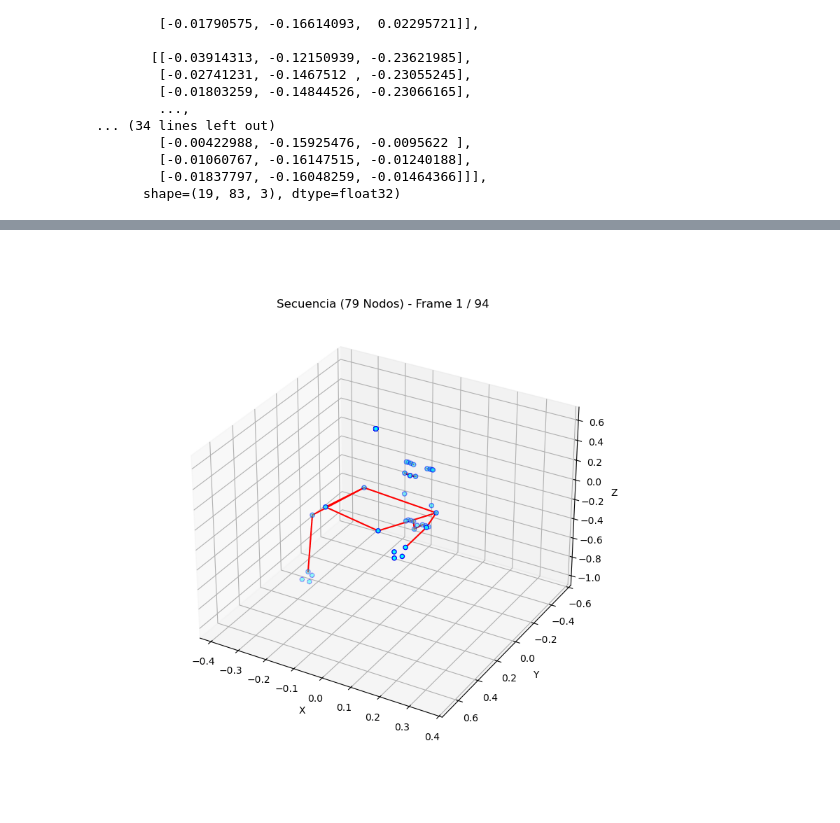
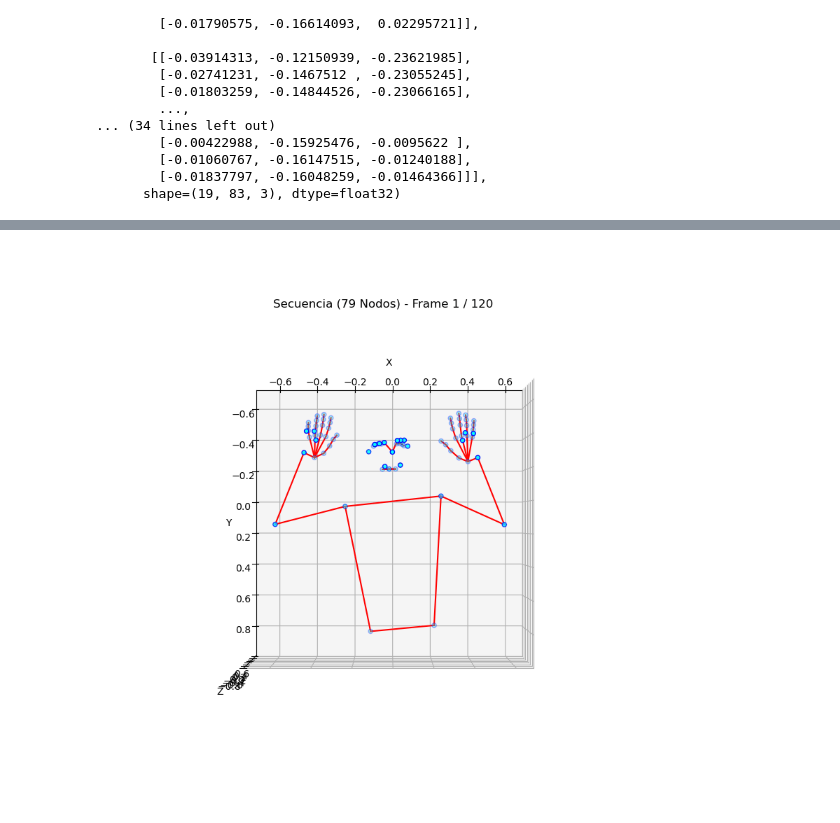
Before and after one commit to Marcos0526/LSM, a Jupyter notebook: Codigos/making_dataset.ipynb, the cells around one changed output, grey strips where cells are left out. Drawn from its saved outputs; the diff is of its cells as text; code cells hidden in the pictures.

Commit message:
Ahora Recolector_datos_full graba completamente a 120 frames, además ahora podemos visualizar en makin_dataset perfectamente los datos

```diff
--- a/Codigos/making_dataset.ipynb
+++ b/Codigos/making_dataset.ipynb
@@ -52,90 +52,92 @@ import matplotlib.pyplot as plt
 from matplotlib.animation import FuncAnimation
 from IPython.display import Image, display
 
-# 1. Cargar tus datos (Asegúrate de apuntar a un .npy generado con tu nuevo script)
-# Nota: La primera vez que lo corras, la dimensión debe imprimir (120, 79, 3)
-data = np.load('/home/dracdarktime/Documents/Maestria/Semestre_II/Aprendizaje_Maquina/Manos/LSM/Dataset/sequences/jaja_20260525_143031_473.npy')
+# 1. Cargar tus datos
+data = np.load('../Dataset/sequences/aplausos_20260525_160032_061.npy')
 print(f"Dimensiones del dataset: {data.shape}")
 
-# --- DEFINIR LAS CONEXIONES DEL ESQUELETO (Adaptado para 79 nodos) ---
+# --- DEFINIR LAS CONEXIONES DEL ESQUELETO ---
 CONEXIONES = [
     # --- Pose (0 a 24) ---
-    # Torso (hasta la cadera)
     (11, 12), (11, 23), (12, 24), (23, 24),
-    # Brazos
     (11, 13), (13, 15), (12, 14), (14, 16),
-    # Rostro básico (Ojos, Nariz)
     (0, 1), (1, 2), (2, 3), (0, 4), (4, 5), (5, 6),
 ]
 
-# --- Mano Izquierda (25 a 45) ---
+# [NUEVO] Conectar las muñecas (Pose) a la base de las manos (0_izq y 0_der)
+# El nodo 15 es la muñeca izquierda (Pose), el nodo 25 es la base de la mano izquierda.
+# El nodo 16 es la muñeca derecha (Pose), el nodo 46 es la base de la mano derecha.
+CONEXIONES += [
+    (15, 25),
+    (16, 46)
+]
+
 o_izq = 25
 CONEXIONES += [
-    (o_izq, o_izq+1), (o_izq+1, o_izq+2), (o_izq+2, o_izq+3), (o_izq+3, o_izq+4),       # Pulgar
-    (o_izq, o_izq+5), (o_izq+5, o_izq+6), (o_izq+6, o_izq+7), (o_izq+7, o_izq+8),       # Índice
-    (o_izq, o_izq+9), (o_izq+9, o_izq+10), (o_izq+10, o_izq+11), (o_izq+11, o_izq+12),  # Medio
-    (o_izq, o_izq+13), (o_izq+13, o_izq+14), (o_izq+14, o_izq+15), (o_izq+15, o_izq+16),# Anular
-    (o_izq, o_izq+17), (o_izq+17, o_izq+18), (o_izq+18, o_izq+19), (o_izq+19, o_izq+20) # Meñique
+    (o_izq, o_izq+1), (o_izq+1, o_izq+2), (o_izq+2, o_izq+3), (o_izq+3, o_izq+4),
+    (o_izq, o_izq+5), (o_izq+5, o_izq+6), (o_izq+6, o_izq+7), (o_izq+7, o_izq+8),
+    (o_izq, o_izq+9), (o_izq+9, o_izq+10), (o_izq+10, o_izq+11), (o_izq+11, o_izq+12),
+    (o_izq, o_izq+13), (o_izq+13, o_izq+14), (o_izq+14, o_izq+15), (o_izq+15, o_izq+16),
+    (o_izq, o_izq+17), (o_izq+17, o_izq+18), (o_izq+18, o_izq+19), (o_izq+19, o_izq+20)
 ]
 
-# --- Mano Derecha (46 a 66) ---
 o_der = 46
 CONEXIONES += [
-    (o_der, o_der+1), (o_der+1, o_der+2), (o_der+2, o_der+3), (o_der+3, o_der+4),       # Pulgar
-    (o_der, o_der+5), (o_der+5, o_der+6), (o_der+6, o_der+7), (o_der+7, o_der+8),       # Índice
-    (o_der, o_der+9), (o_der+9, o_der+10), (o_der+10, o_der+11), (o_der+11, o_der+12),  # Medio
-    (o_der, o_der+13), (o_der+13, o_der+14), (o_der+14, o_der+15), (o_der+15, o_der+16),# Anular
-    (o_der, o_der+17), (o_der+17, o_der+18), (o_der+18, o_der+19), (o_der+19, o_der+20) # Meñique
+    (o_der, o_der+1), (o_der+1, o_der+2), (o_der+2, o_der+3), (o_der+3, o_der+4),
+    (o_der, o_der+5), (o_der+5, o_der+6), (o_der+6, o_der+7), (o_der+7, o_der+8),
+    (o_der, o_der+9), (o_der+9, o_der+10), (o_der+10, o_der+11), (o_der+11, o_der+12),
+    (o_der, o_der+13), (o_der+13, o_der+14), (o_der+14, o_der+15), (o_der+15, o_der+16),
+    (o_der, o_der+17), (o_der+17, o_der+18), (o_der+18, o_der+19), (o_der+19, o_der+20)
 ]
 
-# --- Cejas y Boca ---
-# Ceja Izquierda (67 a 70) -> Conectamos los 4 puntos en línea
 c_izq = 67
 CONEXIONES += [(c_izq, c_izq+1), (c_izq+1, c_izq+2), (c_izq+2, c_izq+3)]
 
-# Ceja Derecha (71 a 74) -> Conectamos los 4 puntos en línea
 c_der = 71
 CONEXIONES += [(c_der, c_der+1), (c_der+1, c_der+2), (c_der+2, c_der+3)]
 
-# Boca (75 a 78) -> Orden original MOUTH_IDS: [13 (sup), 14 (inf), 61 (comisura izq), 291 (comisura der)]
-# En nuestro array son: 75 (sup), 76 (inf), 77 (izq), 78 (der)
-# Conectamos las comisuras con los labios superior e inferior para formar un rombo
 CONEXIONES += [
-    (77, 75), # Comisura izq a Labio superior
-    (75, 78), # Labio superior a Comisura der
-    (78, 76), # Comisura der a Labio inferior
-    (76, 77), # Labio inferior a Comisura izq
-    (75, 76)  # Línea vertical para ver la apertura clara (opcional, pero útil)
+    (77, 75),
+    (75, 78),
+    (78, 76),
+    (76, 77),
+    (75, 76)
 ]
 
-# Filtro de seguridad: evitar errores por si acaso
 CONEXIONES = [(i, j) for i, j in CONEXIONES if i < 79 and j < 79]
 
-# 2. Configurar el lienzo 3D
 fig = plt.figure(figsize=(8, 8))
 ax = fig.add_subplot(111, projection='3d')
 
-# Calcular límites para mantener la escala
+# [NUEVO] Ajuste de la perspectiva de la cámara
+# view_init controla desde dónde miras el gráfico.
+# elev=-90 (mirar desde abajo hacia arriba o ajustar según necesidad, invertimos ejes en su lugar)
+# azim=-90 (gira la vista para estar de frente al eje XY)
+ax.view_init(elev=-90, azim=-90)
+
 x_min, x_max = data[:, :, 0].min(), data[:, :, 0].max()
 y_min, y_max = data[:, :, 1].min(), data[:, :, 1].max()
-z_min, z_max = data[:, :, 2].min(), data[:, :, 2].max()
+# [NUEVO] El eje Z en MediaPipe suele tener una escala mucho menor.
+# Si lo dejas libre, matplotlib lo estira y deforma la figura.
+# Fijamos un rango Z arbitrario pero proporcionado a X e Y para evitar distorsión.
+rango_max = max(x_max - x_min, y_max - y_min) / 2.0
+z_mid = (data[:, :, 2].max() + data[:, :, 2].min()) / 2.0
 
-# Margen pequeño
 margin = 0.1
 ax.set_xlim([x_min - margin, x_max + margin])
 ax.set_ylim([y_min - margin, y_max + margin])
-ax.set_zlim([z_min - margin, z_max + margin])
+# [NUEVO] Forzar que el eje Z (profundidad) tenga una proporción similar
+ax.set_zlim([z_mid - rango_max, z_mid + rango_max])
 
-ax.invert_yaxis()
+# [NUEVO] Solo invertimos X si notas que tu mano derecha sale a la izquierda (efecto espejo de cv2.flip)
+# ax.invert_xaxis()
 ax.set_xlabel('X')
 ax.set_ylabel('Y')
 ax.set_zlabel('Z')
 
-# Estilo de puntos y líneas
 scatter = ax.scatter([], [], [], c='cyan', marker='o', edgecolors='blue', s=20)
 lineas = [ax.plot([], [], [], color='red', linewidth=1.5)[0] for _ in CONEXIONES]
 
-# 3. Función que actualiza los puntos
 def update(frame):
     ax.set_title(f"Secuencia (79 Nodos) - Frame {frame + 1} / {data.shape[0]}")
 
@@ -151,12 +153,9 @@ def update(frame):
 
     return [scatter] + lineas
 
-# 4. Generar animación
-# Como ahora grabas a 30 FPS, el intervalo correcto es ~33 ms (1000ms / 30)
 fps_deseado = 30
 ani = FuncAnimation(fig, update, frames=data.shape[0], interval=1000/fps_deseado, blit=False)
 
-# 5. Guardar como GIF
 nombre_gif = 'secuencia_nueva_79nodos.gif'
 ani.save(nombre_gif, writer='pillow', fps=fps_deseado)
 
@@ -169,2 +168,2 @@ Dimensiones del dataset: (94, 79, 3)
 ¡Archivo 'secuencia_nueva_79nodos.gif' guardado con éxito!
-[figure, old version]
+[figure, new version]
```
Also changed, not shown: parts of 2 cells of this notebook, 6 other files.
